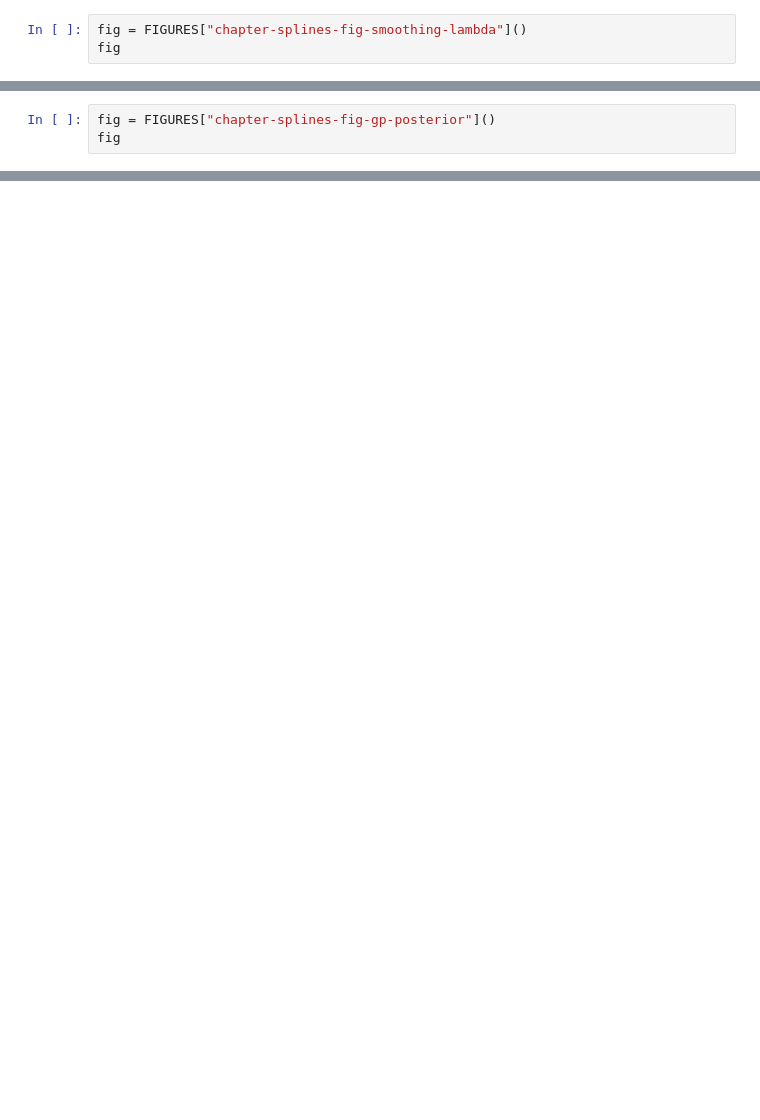
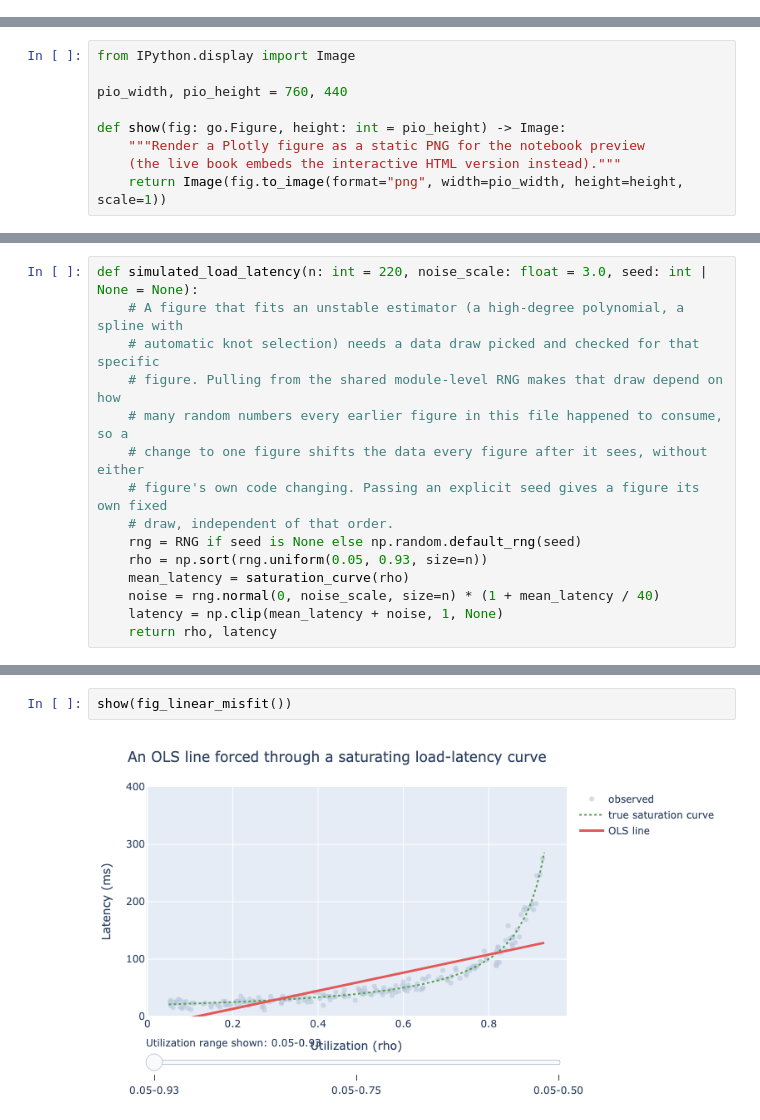
Before and after one commit to RudrenduPaul/python-statistics-for-data-science-ml-ai-engineers, a Jupyter notebook: chapters/chapter-06-regression-splines-plots.ipynb, the cells around one changed output, grey strips where cells are left out. Drawn from its saved outputs; the diff is of its cells as text; blank space fills up the shorter version.

```diff
--- a/chapters/chapter-06-regression-splines-plots.ipynb
+++ b/chapters/chapter-06-regression-splines-plots.ipynb
@@ -431,3 +0,0 @@ fig
-# %%
-fig = FIGURES["chapter-splines-fig-smoothing-lambda"]()
-fig
@@ -438,3 +0,0 @@ fig
-# %%
-fig = FIGURES["chapter-splines-fig-gp-posterior"]()
-fig
@@ -442,0 +35,9 @@ fig
+# %%
+from IPython.display import Image
+
+pio_width, pio_height = 760, 440
+
+def show(fig: go.Figure, height: int = pio_height) -> Image:
+    """Render a Plotly figure as a static PNG for the notebook preview
+    (the live book embeds the interactive HTML version instead)."""
+    return Image(fig.to_image(format="png", width=pio_width, height=height, scale=1))
@@ -442,0 +58,15 @@ fig
+# %%
+def simulated_load_latency(n: int = 220, noise_scale: float = 3.0, seed: int | None = None):
+    # A figure that fits an unstable estimator (a high-degree polynomial, a spline with
+    # automatic knot selection) needs a data draw picked and checked for that specific
+    # figure. Pulling from the shared module-level RNG makes that draw depend on how
+    # many random numbers every earlier figure in this file happened to consume, so a
+    # change to one figure shifts the data every figure after it sees, without either
+    # figure's own code changing. Passing an explicit seed gives a figure its own fixed
+    # draw, independent of that order.
+    rng = RNG if seed is None else np.random.default_rng(seed)
+    rho = np.sort(rng.uniform(0.05, 0.93, size=n))
+    mean_latency = saturation_curve(rho)
+    noise = rng.normal(0, noise_scale, size=n) * (1 + mean_latency / 40)
+    latency = np.clip(mean_latency + noise, 1, None)
+    return rho, latency
@@ -442,0 +141,4 @@ fig
+# %%
+show(fig_linear_misfit())
+# %% [output]
+[figure, added]
```
Also changed, not shown: parts of 57 cells of this notebook, 4 other files.
